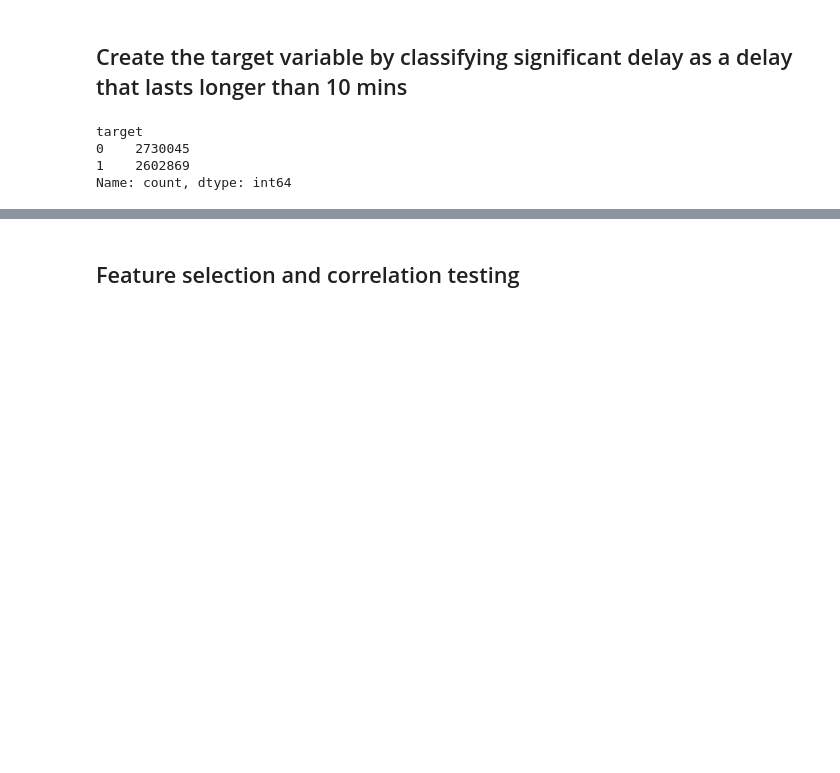
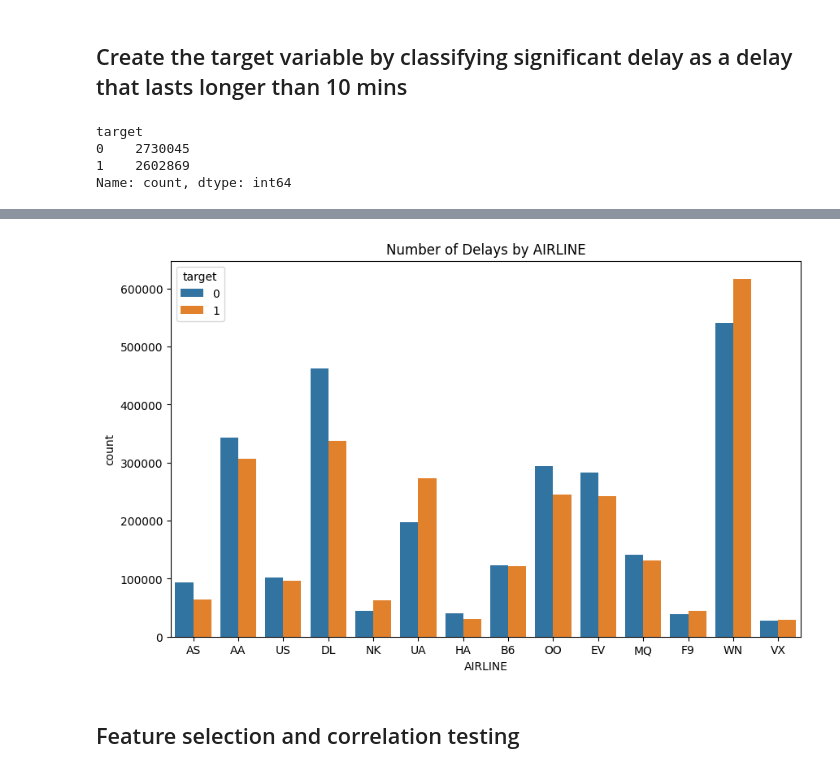
Before and after one commit to nam0mi/FlightDelayPredictor, a Jupyter notebook: FlightDelayPredictor.ipynb, the cells around one changed output, grey strips where cells are left out. Saved outputs shown, nothing was run; the diff lists cells and outputs as text; code cells hidden in the pictures; blank space fills up the shorter version.

```diff
--- a/FlightDelayPredictor.ipynb
+++ b/FlightDelayPredictor.ipynb
@@ -302,3 +335,11 @@ Name: count, dtype: int64
+# %%
+df.groupby('AIRLINE')['target'].sum()
+plt.figure(figsize=(10, 6))
+sns.countplot(x='AIRLINE', data=df, hue='target')
+plt.title('Number of Delays by AIRLINE')
+plt.show()
+# %% [output]
+[figure, added]
 # %% [markdown]
 ## Feature selection and correlation testing
 # %% [markdown]
```
Also changed, not shown: parts of 24 cells of this notebook.
